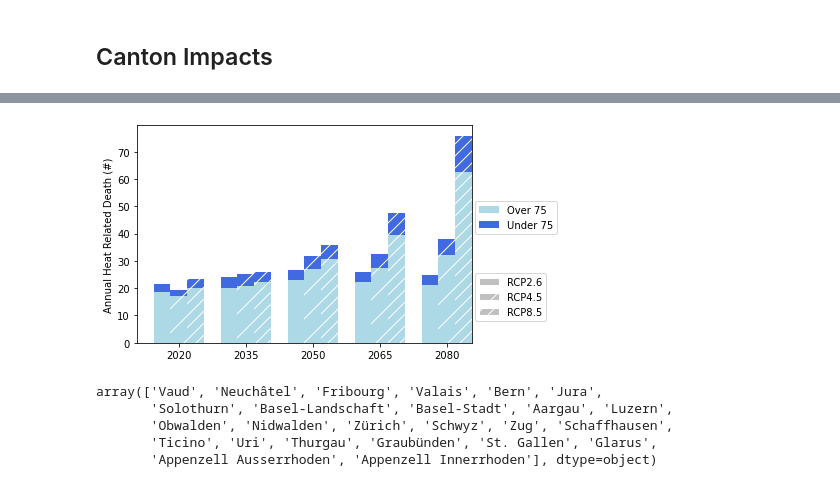
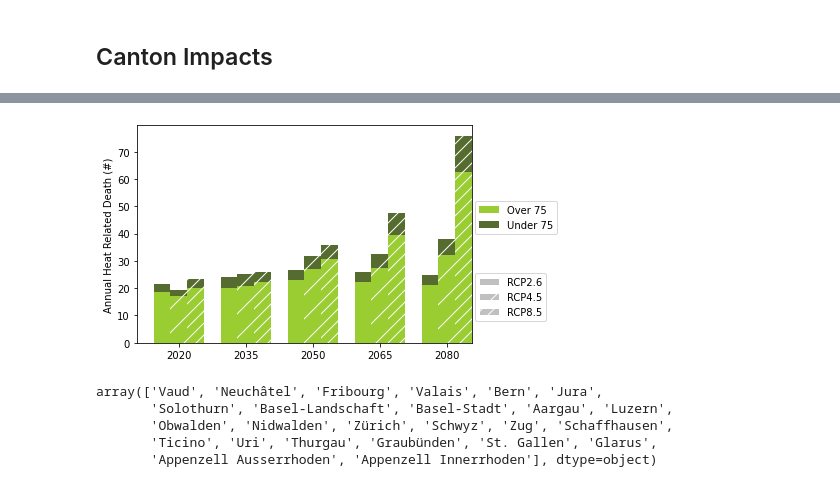
Before and after one commit to zeliest/heat_mortality_productivity_impacts, a Jupyter notebook: data_analysis/notebooks/results_mortality.ipynb, the cells around one changed output, grey strips where cells are left out. Drawn from its saved outputs; the diff is of its cells as text; code cells hidden in the pictures.

```diff
--- a/data_analysis/notebooks/results_mortality.ipynb
+++ b/data_analysis/notebooks/results_mortality.ipynb
@@ -102,7 +111,7 @@ agg_impact_zurich = impacts_mortality.calculate_impact_agg_canton('Zürich', exp
 # %%
-plot_impacts_heat(agg_impact_zurich, 'Annual Heat Related Death (#)',uncertainty=False, color=['lightblue', 'royalblue'])
+plot_impacts_heat(agg_impact_zurich, 'Annual Heat Related Death (#)',uncertainty=False, color=['yellowgreen', 'darkolivegreen'])
 # %% [output]
-[figure, old version]
+[figure, new version]
 # %%
 exposures['Over 75']['canton'].unique()
 # %% [output]
```
Also changed, not shown: parts of 6 cells of this notebook, 1 other file.
